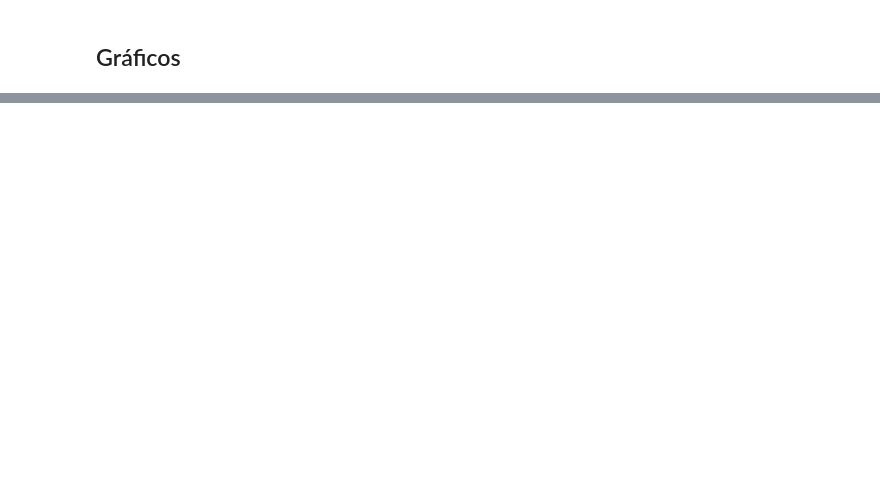
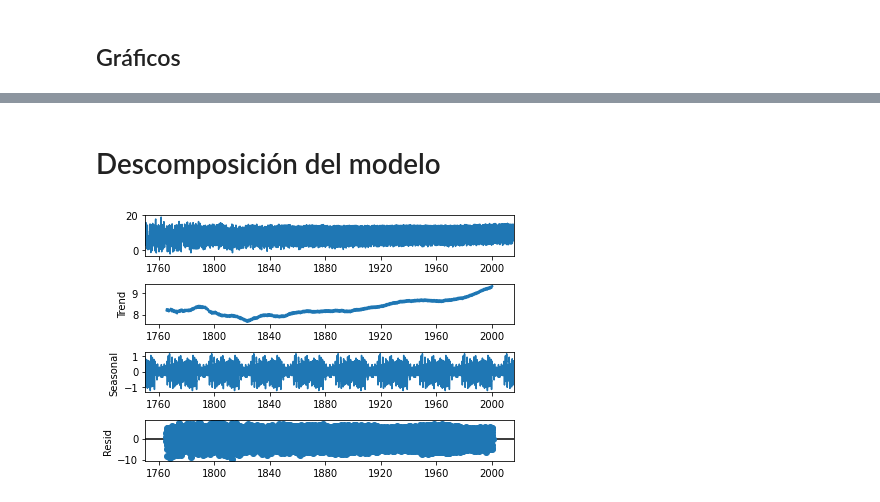
Before and after one commit to mbrito96/CEIA, a Jupyter notebook: X7_SerTemp/TP/TP1.ipynb, the cells around one changed output, grey strips where cells are left out. Saved outputs shown, nothing was run; the diff lists cells and outputs as text; code cells hidden in the pictures; blank space fills up the shorter version.

```diff
--- a/X7_SerTemp/TP/TP1.ipynb
+++ b/X7_SerTemp/TP/TP1.ipynb
@@ -572,0 +138,8 @@ Utilizando la métrica Recall, los mejores resultaron se obtuvieron con los mode
+# %% [markdown]
+# Descomposición del modelo
+# %%
+period=365
+df_dec = sm.tsa.seasonal_decompose(df, model='additive', period=period)
+dec_plt = df_dec.plot()
+# %% [output]
+[figure, added]
```
Also changed, not shown: parts of 73 cells of this notebook.
